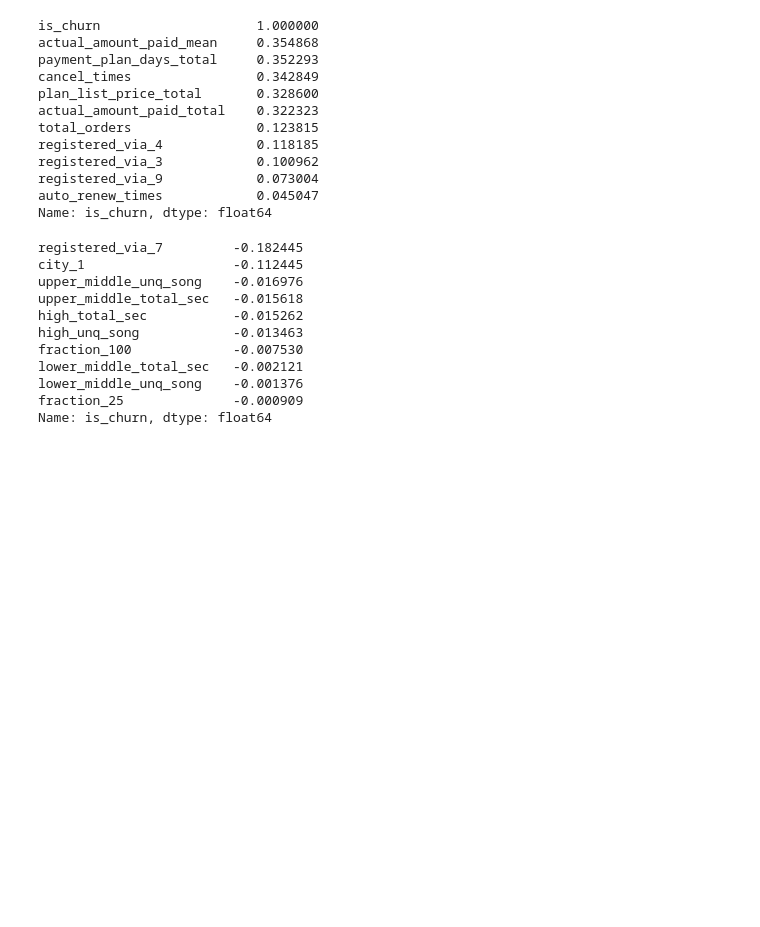
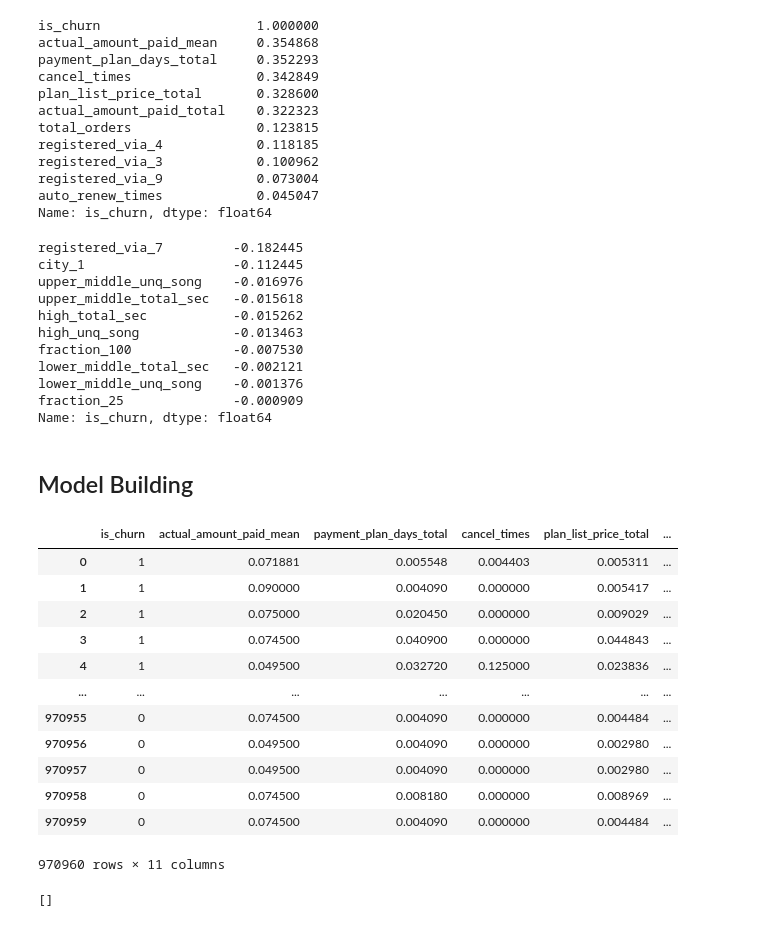
Before and after one commit to manisha9608/kkBox-music-recommendation, a Jupyter notebook: music-service-churn.ipynb, the cells around one changed output. Cells and saved outputs as stored; diff of their text form; code cells hidden in the pictures; blank space fills up the shorter version.

```diff
--- a/music-service-churn.ipynb
+++ b/music-service-churn.ipynb
@@ -1099,0 +1097,30 @@ test
+# %% [markdown]
+## Model Building
+# %%
+#subseting the datat based on top features
+train_data= train[['is_churn', 'actual_amount_paid_mean', 'payment_plan_days_total', 'cancel_times', 'plan_list_price_total', 'actual_amount_paid_total', 'total_orders', 'registered_via_4', 'registered_via_3', 'registered_via_9', 'auto_renew_times'] ]
+# %%
+train_data
+# %% [output]
+|  | is_churn | actual_amount_paid_mean | payment_plan_days_total | cancel_times | plan_list_price_total | ... |
+| 0 | 1 | 0.071881 | 0.005548 | 0.004403 | 0.005311 | ... |
+| 1 | 1 | 0.090000 | 0.004090 | 0.000000 | 0.005417 | ... |
+| 2 | 1 | 0.075000 | 0.020450 | 0.000000 | 0.009029 | ... |
+| 3 | 1 | 0.074500 | 0.040900 | 0.000000 | 0.044843 | ... |
+| 4 | 1 | 0.049500 | 0.032720 | 0.125000 | 0.023836 | ... |
+| ... | ... | ... | ... | ... | ... | ... |
+| 970955 | 0 | 0.074500 | 0.004090 | 0.000000 | 0.004484 | ... |
+| 970956 | 0 | 0.049500 | 0.004090 | 0.000000 | 0.002980 | ... |
+| 970957 | 0 | 0.049500 | 0.004090 | 0.000000 | 0.002980 | ... |
+| 970958 | 0 | 0.074500 | 0.008180 | 0.000000 | 0.008969 | ... |
+| 970959 | 0 | 0.074500 | 0.004090 | 0.000000 | 0.004484 | ... |
+970960 rows × 11 columns
+# %%
+#converting object into integar
+colname=[]
+for x in train_data.columns:
+    if train_data[x].dtype=='object':
+        colname.append(x)
+colname
+# %% [output]
+[]
```
Also changed, not shown: parts of 35 cells of this notebook.
